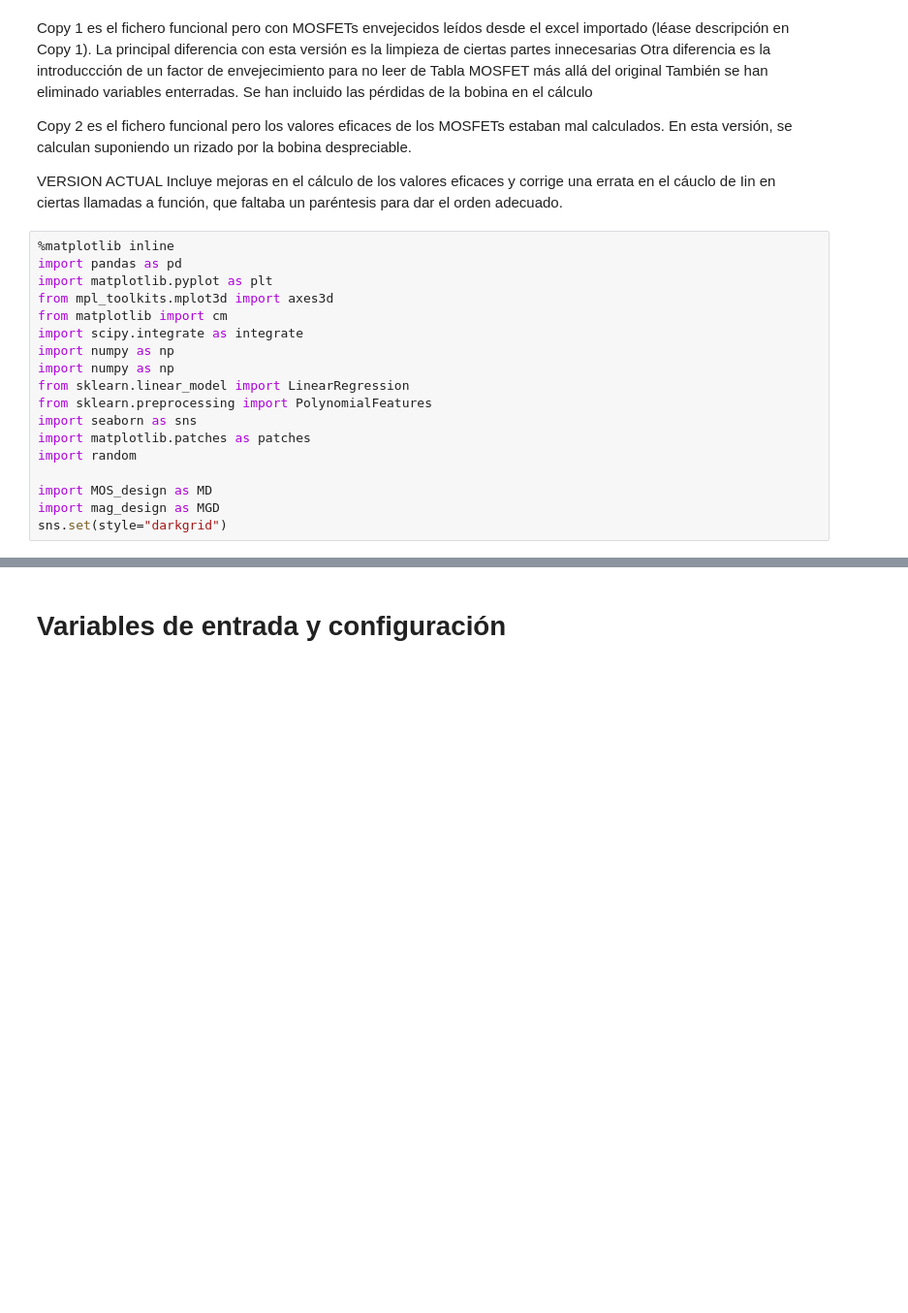
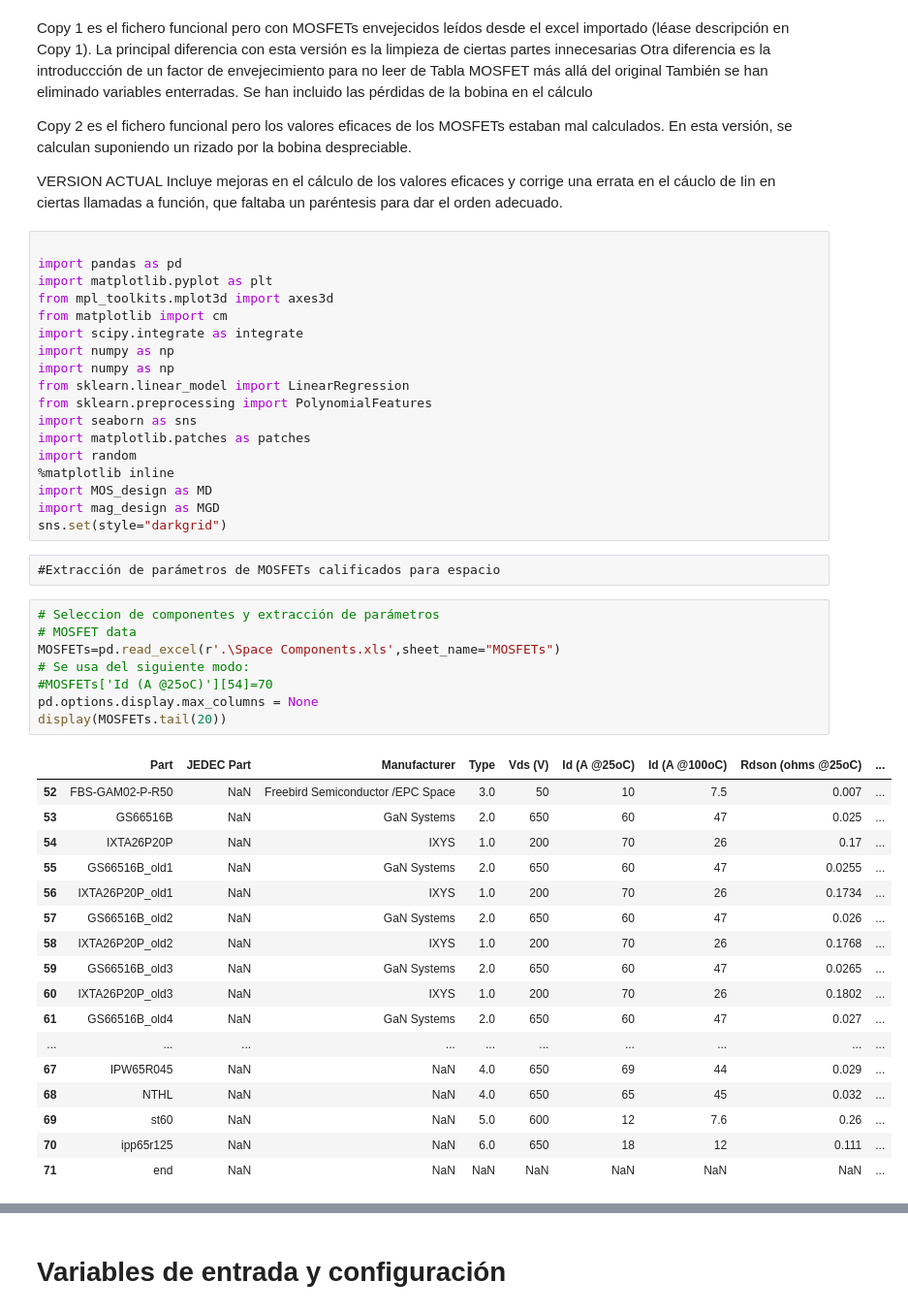
Before and after one commit to miguelfercos/Health-Heatmap, a Jupyter notebook: 4S Buck Boost.ipynb, the cells around one changed output, grey strips where cells are left out. Shown: that part at 97% size. Saved outputs shown, nothing was run; the diff lists cells and outputs as text; blank space fills up the shorter version.

```diff
--- a/4S Buck Boost.ipynb
+++ b/4S Buck Boost.ipynb
@@ -11,7 +11,7 @@ En esta versión, se calculan suponiendo un rizado por la bobina despreciable.
 VERSION ACTUAL
 Incluye mejoras en el cálculo de los valores eficaces y corrige una errata en el cáuclo de Iin en ciertas llamadas a función, que faltaba un paréntesis para dar el orden adecuado.
 # %%
-%matplotlib inline
+
 import pandas as pd
 import matplotlib.pyplot as plt
 from mpl_toolkits.mplot3d import axes3d
@@ -24,7 +24,35 @@ from sklearn.preprocessing import PolynomialFeatures
 import seaborn as sns
 import matplotlib.patches as patches
 import random
-
+%matplotlib inline
 import MOS_design as MD
 import mag_design as MGD
 sns.set(style="darkgrid")
+# %% [raw]
+#Extracción de parámetros de MOSFETs calificados para espacio
+# %%
+# Seleccion de componentes y extracción de parámetros
+# MOSFET data
+MOSFETs=pd.read_excel(r'.\Space Components.xls',sheet_name="MOSFETs")
+# Se usa del siguiente modo:
+#MOSFETs['Id (A @25oC)'][54]=70
+pd.options.display.max_columns = None
+display(MOSFETs.tail(20))
+# %% [output]
+|  | Part | JEDEC Part | Manufacturer | Type | Vds (V) | Id (A @25oC) | Id (A @100oC) | Rdson (ohms @25oC) | ... |
+| 52 | FBS-GAM02-P-R50 | NaN | Freebird Semiconductor /EPC Space | 3.0 | 50 | 10 | 7.5 | 0.007 | ... |
+| 53 | GS66516B | NaN | GaN Systems | 2.0 | 650 | 60 | 47 | 0.025 | ... |
+| 54 | IXTA26P20P | NaN | IXYS | 1.0 | 200 | 70 | 26 | 0.17 | ... |
+| 55 | GS66516B_old1 | NaN | GaN Systems | 2.0 | 650 | 60 | 47 | 0.0255 | ... |
+| 56 | IXTA26P20P_old1 | NaN | IXYS | 1.0 | 200 | 70 | 26 | 0.1734 | ... |
+| 57 | GS66516B_old2 | NaN | GaN Systems | 2.0 | 650 | 60 | 47 | 0.026 | ... |
+| 58 | IXTA26P20P_old2 | NaN | IXYS | 1.0 | 200 | 70 | 26 | 0.1768 | ... |
+| 59 | GS66516B_old3 | NaN | GaN Systems | 2.0 | 650 | 60 | 47 | 0.0265 | ... |
+| 60 | IXTA26P20P_old3 | NaN | IXYS | 1.0 | 200 | 70 | 26 | 0.1802 | ... |
+| 61 | GS66516B_old4 | NaN | GaN Systems | 2.0 | 650 | 60 | 47 | 0.027 | ... |
+| ... | ... | ... | ... | ... | ... | ... | ... | ... | ... |
+| 67 | IPW65R045 | NaN | NaN | 4.0 | 650 | 69 | 44 | 0.029 | ... |
+| 68 | NTHL | NaN | NaN | 4.0 | 650 | 65 | 45 | 0.032 | ... |
+| 69 | st60 | NaN | NaN | 5.0 | 600 | 12 | 7.6 | 0.26 | ... |
+| 70 | ipp65r125 | NaN | NaN | 6.0 | 650 | 18 | 12 | 0.111 | ... |
+| 71 | end | NaN | NaN | NaN | NaN | NaN | NaN | NaN | ... |
```
Also changed, not shown: parts of 9 cells of this notebook, 12 other files.
